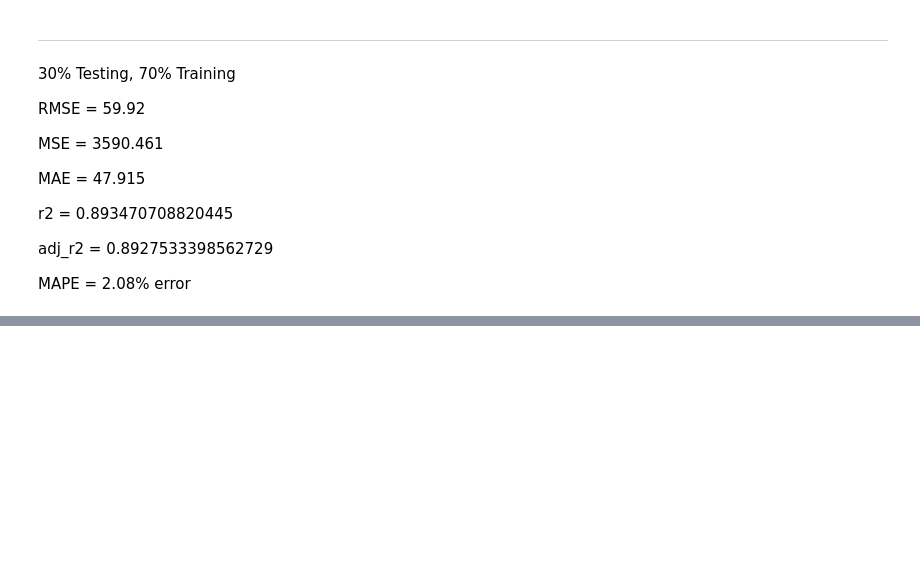
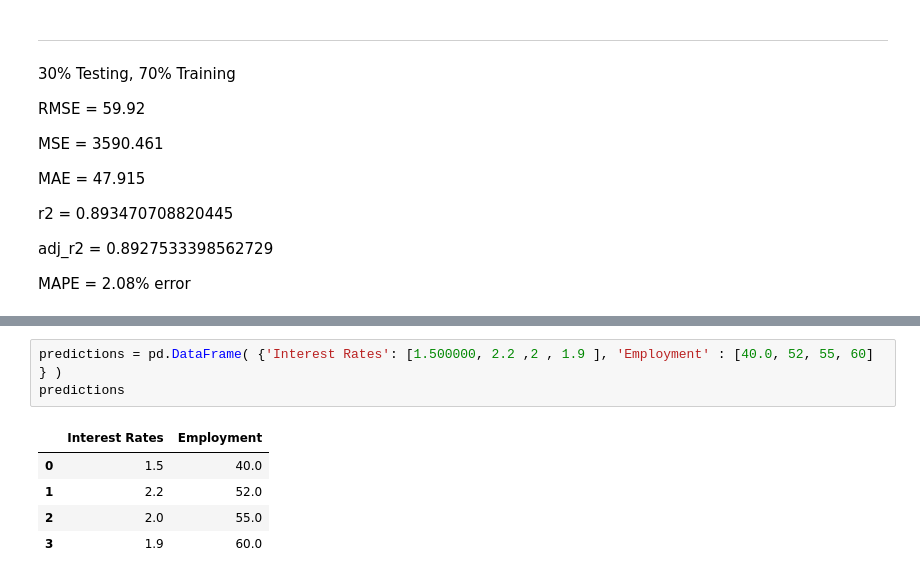
Before and after one commit to AlvaroBishop/StockMarketPrice, a Jupyter notebook: StockMarketPrice_MultipleLinearRegression.ipynb, the cells around one changed output, grey strips where cells are left out. Drawn from its saved outputs; the diff is of its cells as text; blank space fills up the shorter version.

```diff
--- a/StockMarketPrice_MultipleLinearRegression.ipynb
+++ b/StockMarketPrice_MultipleLinearRegression.ipynb
@@ -166,0 +208,9 @@ MAPE = 2.08% error
+# %%
+predictions = pd.DataFrame( {'Interest Rates': [1.500000, 2.2 ,2 , 1.9 ], 'Employment' : [40.0, 52, 55, 60] } )
+predictions
+# %% [output]
+|  | Interest Rates | Employment |
+| 0 | 1.5 | 40.0 |
+| 1 | 2.2 | 52.0 |
+| 2 | 2.0 | 55.0 |
+| 3 | 1.9 | 60.0 |
```
Also changed, not shown: parts of 8 cells of this notebook.
